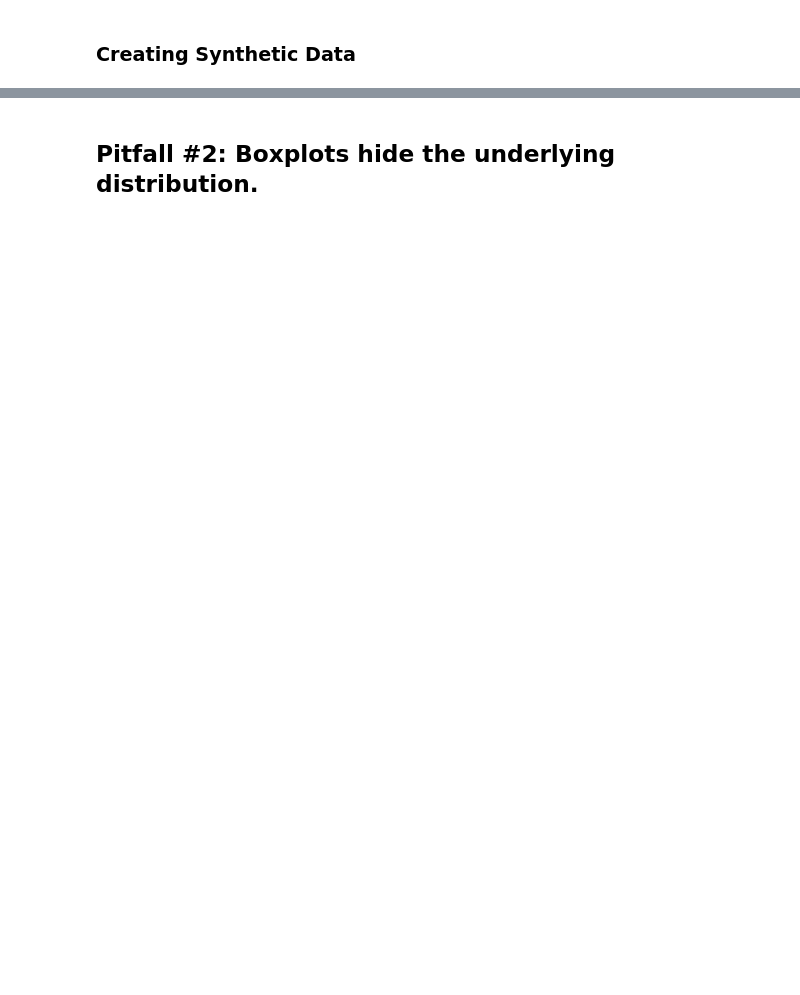
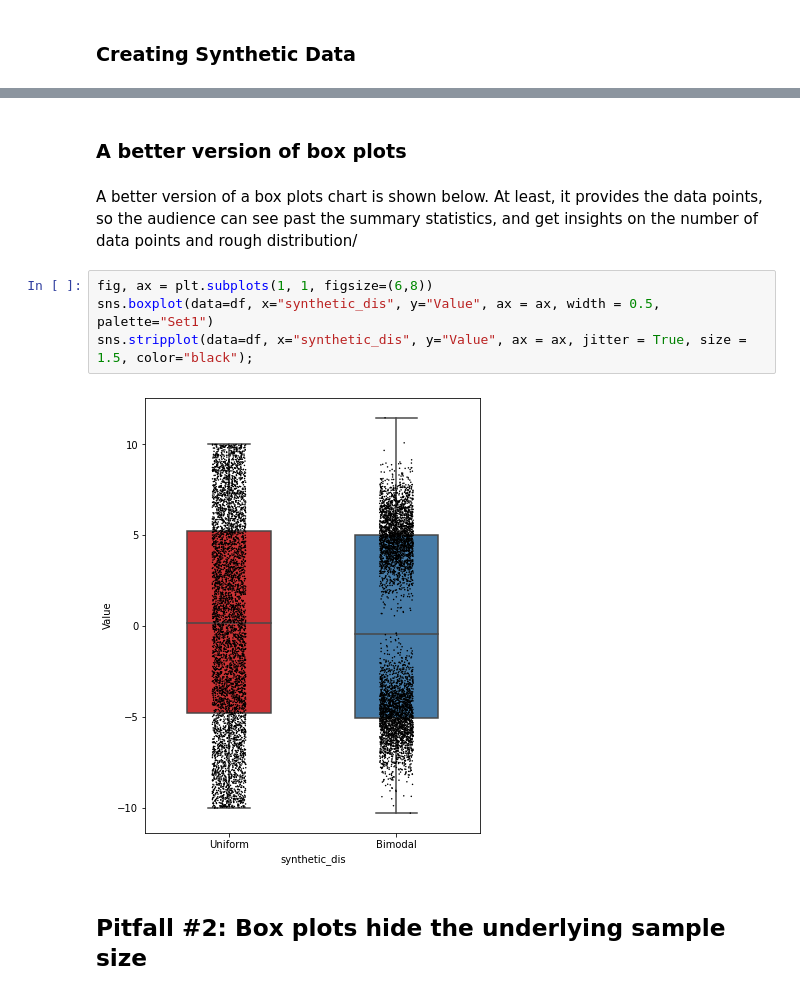
Before and after one commit to LorenzoPeve/Data-Viz, a Jupyter notebook: 04_Visualizing_Distributions/many_distributions_at_once.ipynb, the cells around one changed output, grey strips where cells are left out. Drawn from its saved outputs; the diff is of its cells as text; blank space fills up the shorter version.

```diff
--- a/04_Visualizing_Distributions/many_distributions_at_once.ipynb
+++ b/04_Visualizing_Distributions/many_distributions_at_once.ipynb
@@ -34,2 +49,12 @@ Text(0.5, 0, '')
+# %% [markdown]
+### A better version of box plots
+# %% [markdown]
+A better version of a box plots chart is shown below. At least, it provides the data points, so the audience can see past the summary statistics, and get insights on the number of data points and rough distribution/
+# %%
+fig, ax = plt.subplots(1, 1, figsize=(6,8))
+sns.boxplot(data=df, x="synthetic_dis", y="Value", ax = ax, width = 0.5, palette="Set1")
+sns.stripplot(data=df, x="synthetic_dis", y="Value", ax = ax, jitter = True, size = 1.5, color="black");
+# %% [output]
+[figure, added]
 # %% [markdown]
-## Pitfall #2: Boxplots hide the underlying distribution.
+## Pitfall #2: Box plots hide the underlying sample size
```
Also changed, not shown: parts of 10 cells of this notebook.
